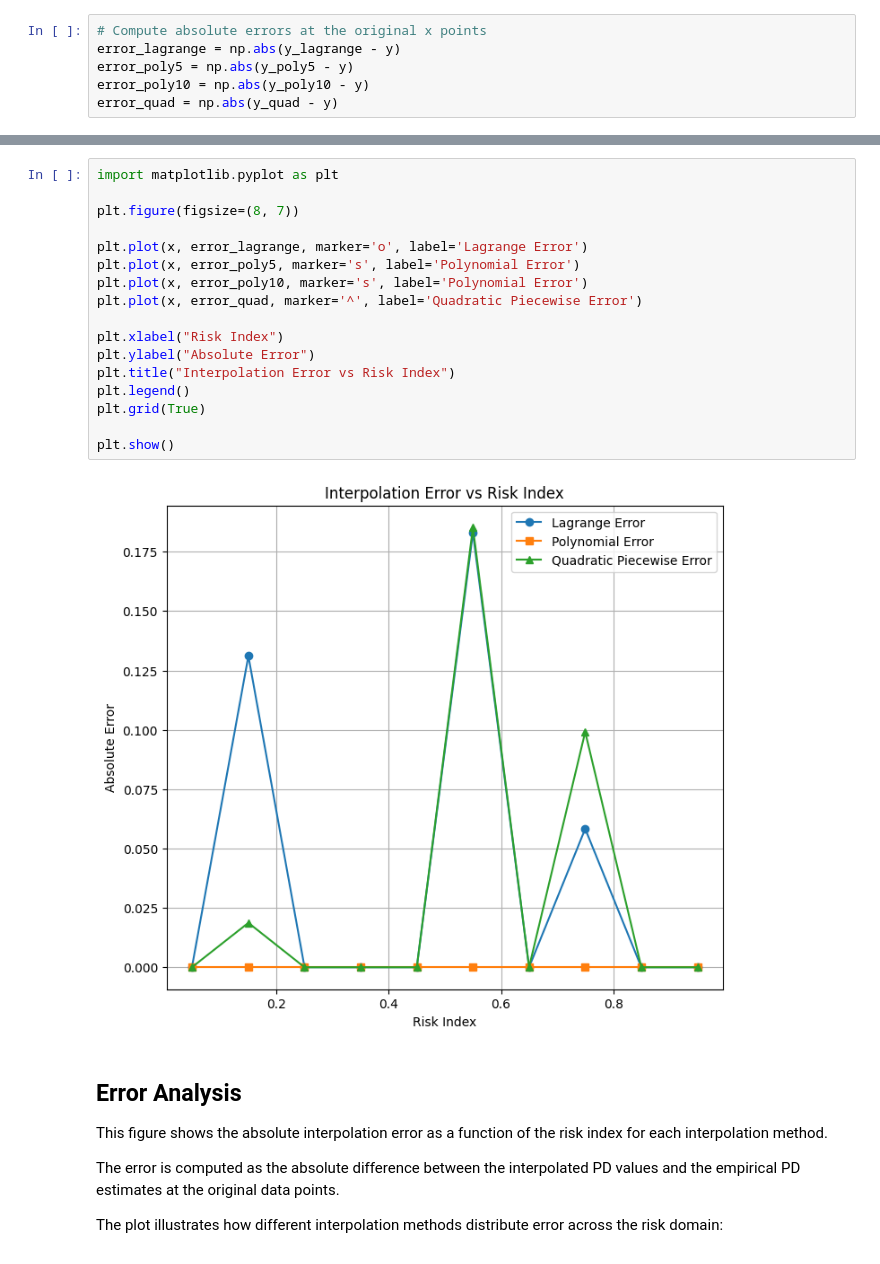
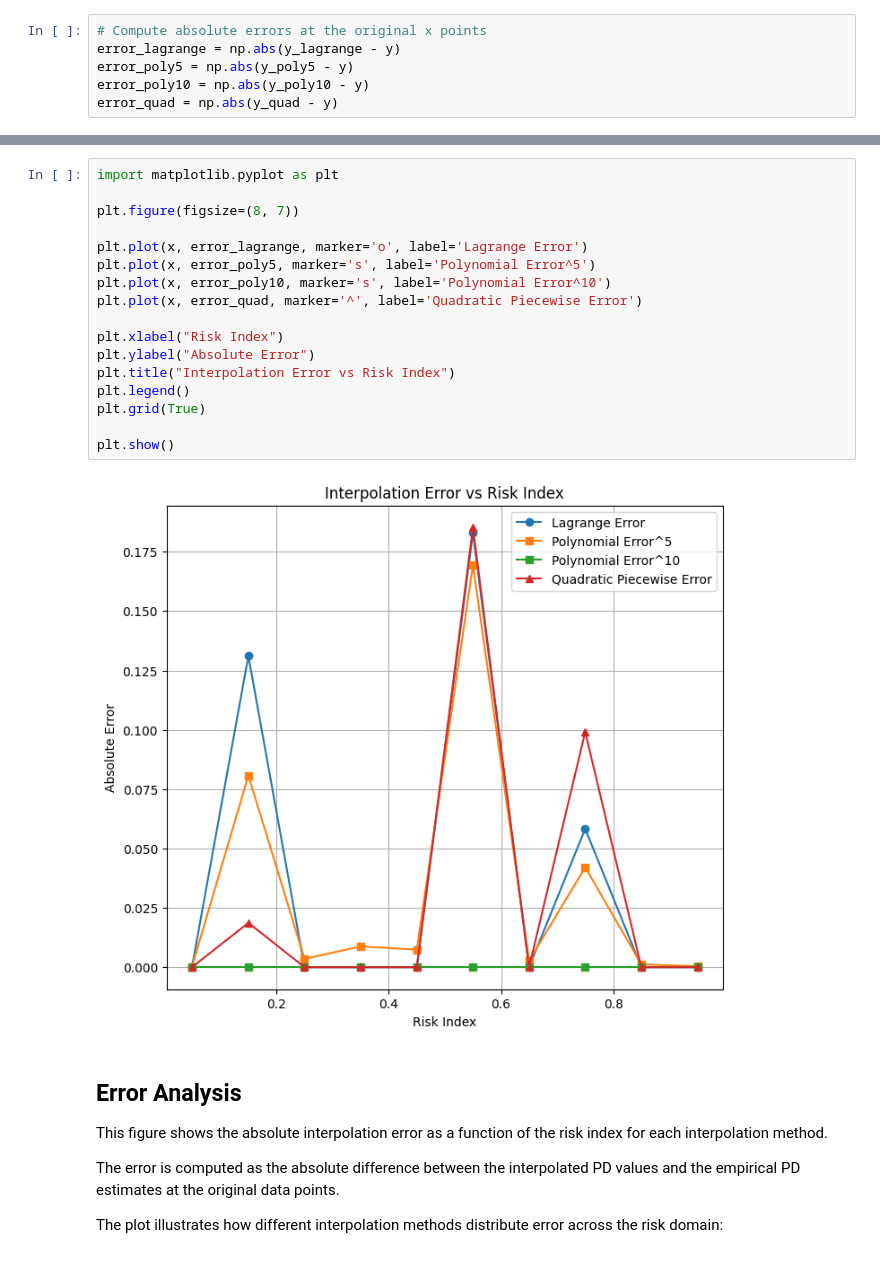
Before and after one commit to YoussefChati/Credit-Risk-Interpolation-GMSC, a Jupyter notebook: Documents/NumericalMethodsProject/notebooks/GMSC_PD_Interpolation.ipynb, the cells around one changed output, grey strips where cells are left out. Saved outputs shown, nothing was run; the diff lists cells and outputs as text.

```diff
--- a/Documents/NumericalMethodsProject/notebooks/GMSC_PD_Interpolation.ipynb
+++ b/Documents/NumericalMethodsProject/notebooks/GMSC_PD_Interpolation.ipynb
@@ -465,22 +478,22 @@ TypeError: unsupported format string passed to numpy.ndarray.__format__
 # %%
 import matplotlib.pyplot as plt
 
 plt.figure(figsize=(8, 7))
 
 plt.plot(x, error_lagrange, marker='o', label='Lagrange Error')
-plt.plot(x, error_poly5, marker='s', label='Polynomial Error')
-plt.plot(x, error_poly10, marker='s', label='Polynomial Error')
+plt.plot(x, error_poly5, marker='s', label='Polynomial Error^5')
+plt.plot(x, error_poly10, marker='s', label='Polynomial Error^10')
 plt.plot(x, error_quad, marker='^', label='Quadratic Piecewise Error')
 
 plt.xlabel("Risk Index")
 plt.ylabel("Absolute Error")
 plt.title("Interpolation Error vs Risk Index")
 plt.legend()
 plt.grid(True)
 
 plt.show()
 # %% [output]
-[figure, old version]
+[figure, new version]
 # %% [markdown]
 ## Error Analysis
 
```
Also changed, not shown: parts of 1 cell of this notebook.
